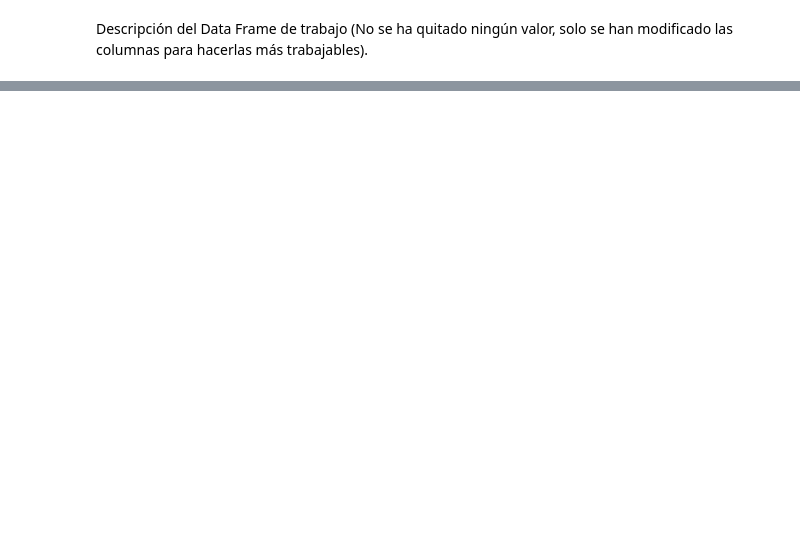
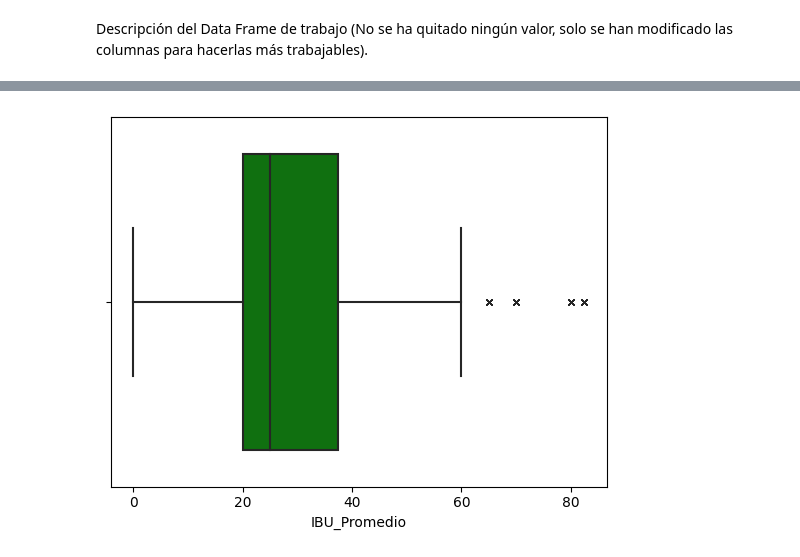
Before and after one commit to JMRRT1992/Coderhouse, a Jupyter notebook: Proyecto/Data/Raw/Entrega 3/ProyectoDS_ParteI_ReyesRetanaT.ipynb, the cells around one changed output, grey strips where cells are left out. Drawn from its saved outputs; the diff is of its cells as text; code cells hidden in the pictures; blank space fills up the shorter version.

```diff
--- a/Proyecto/Data/Raw/Entrega 3/ProyectoDS_ParteI_ReyesRetanaT.ipynb
+++ b/Proyecto/Data/Raw/Entrega 3/ProyectoDS_ParteI_ReyesRetanaT.ipynb
@@ -178,0 +303,5 @@ print(beer_cnt)
+# %%
+# Gráfica de caja y bigotes para identificar posibles "outliers" en la columna IBU Promedio:
+IBU_box = sns.boxplot(data = wrk_df, x = 'IBU_Promedio', orient = 'h', color = 'green', flierprops={"marker": "x"})
+# %% [output]
+[figure, added]
```
Also changed, not shown: parts of 21 cells of this notebook.
